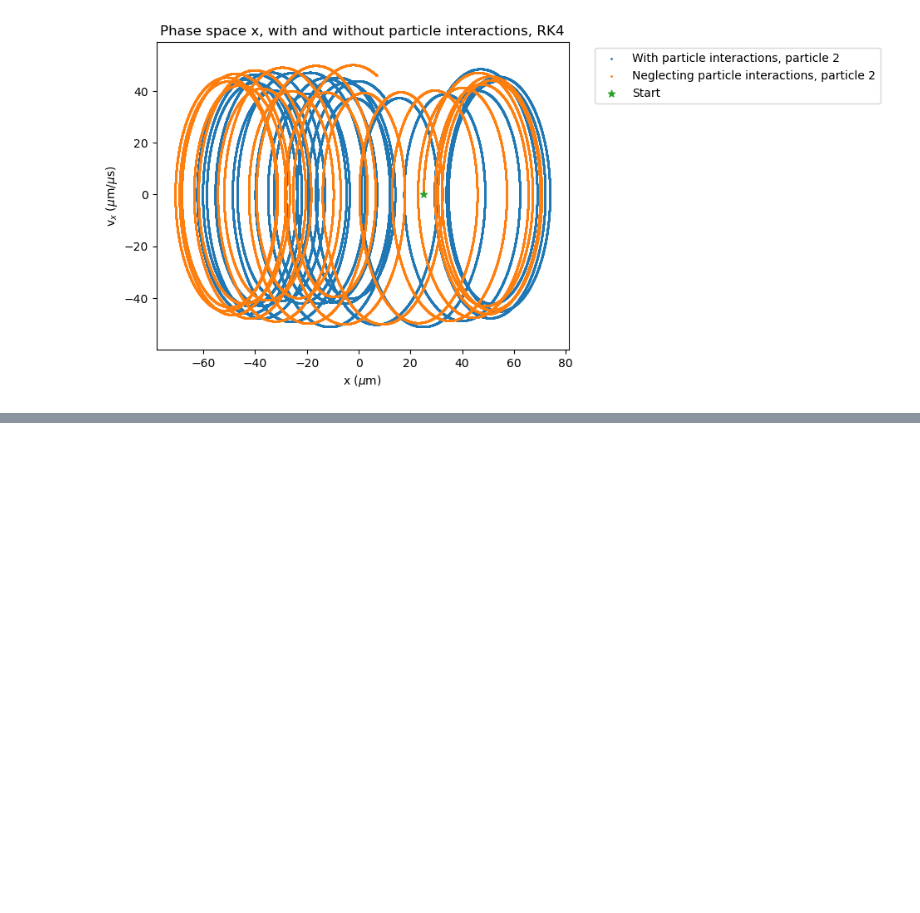
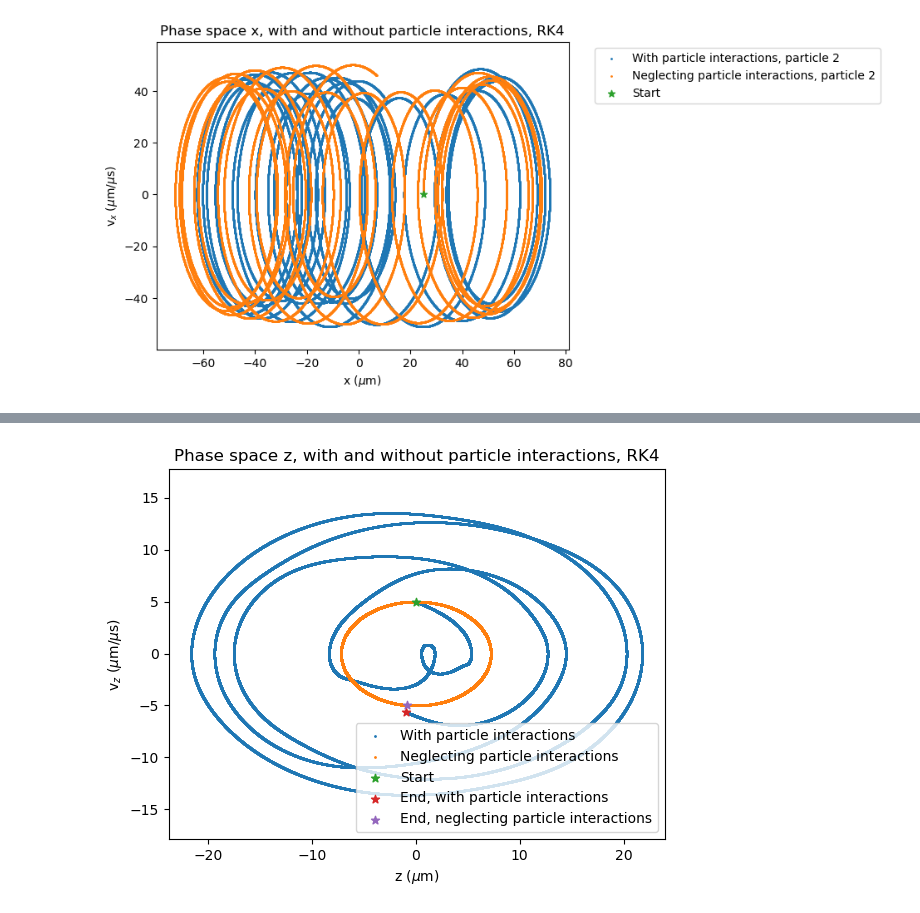
Before and after one commit to BrittHaanen15/Project3-final-version, a Jupyter notebook: Plotting/Plotting_one_and_two_particle.ipynb, the cells around one changed output, grey strips where cells are left out. Saved outputs shown, nothing was run; the diff lists cells and outputs as text; code cells hidden in the pictures; blank space fills up the shorter version.

```diff
--- a/Plotting/Plotting_one_and_two_particle.ipynb
+++ b/Plotting/Plotting_one_and_two_particle.ipynb
@@ -191,0 +206,14 @@ plt.savefig('../Figures/z phase space with and without interactions.pdf', bbox_i
+# %%
+plt.scatter(with_data_2['z'], with_data_2['vz'], s=1, label='With particle interactions')
+plt.scatter(without_data_2['z'], without_data_2['vz'], s=1, label='Neglecting particle interactions')
+plt.scatter(with_data_2['z'].iloc[0], with_data_2['vz'].iloc[0], marker='*', label='Start')
+plt.scatter(with_data_2['z'].iloc[-1], with_data_2['vz'].iloc[-1], marker='*', label='End, with particle interactions')
+plt.scatter(without_data_2['z'].iloc[-1], without_data_2['vz'].iloc[-1], marker='*', label='End, neglecting particle interactions')
+plt.axis('equal')
+plt.legend()
+plt.title('Phase space z, with and without particle interactions, RK4')
+plt.xlabel(r'z ($\mu$m)')
+plt.ylabel(r'v$_z$ ($\mu$m/$\mu$s)')
+plt.savefig('../Figures/z phase space with and without interactions, particle 2.pdf', bbox_inches='tight')
+# %% [output]
+[figure, added]
```
Also changed, not shown: parts of 2 cells of this notebook, 8 other files.
